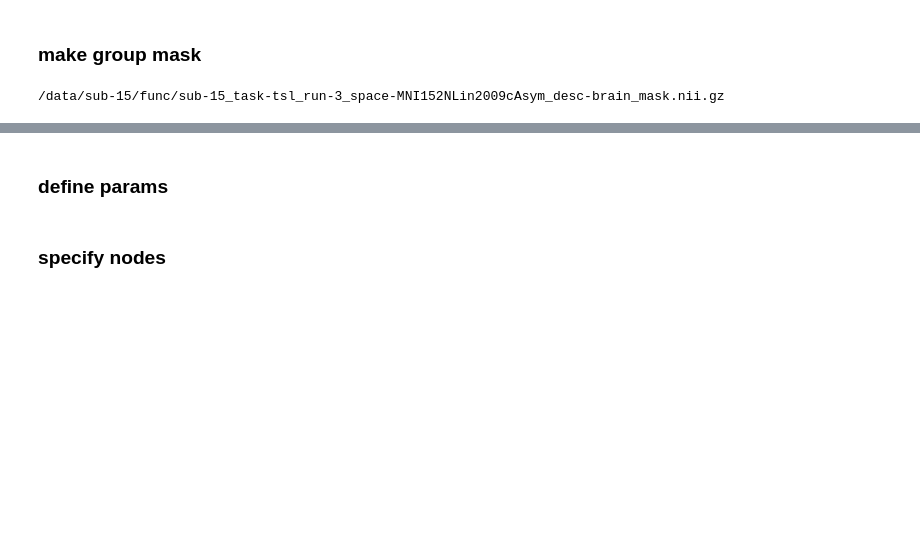
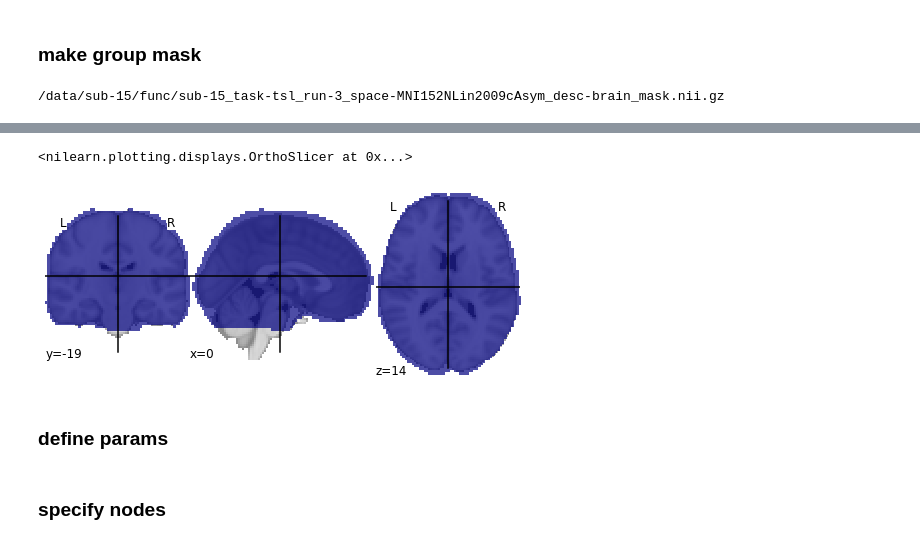
Before and after one commit to syzhang/tsl_data, a Jupyter notebook: imaging/second_level_basics.ipynb, the cells around one changed output, grey strips where cells are left out. Saved outputs shown, nothing was run; the diff lists cells and outputs as text; code cells hidden in the pictures; blank space fills up the shorter version.

```diff
--- a/imaging/second_level_basics.ipynb
+++ b/imaging/second_level_basics.ipynb
@@ -55,3 +92,9 @@ nilearn.plotting.plot_roi(group_mask)
+# %%
+gm = '/data/group_mask.nii.gz'
+nilearn.plotting.plot_roi(gm)
+# %% [output]
+<nilearn.plotting.displays.OrthoSlicer at 0x...>
+[figure, added]
 # %% [markdown]
 ### define params
 # %%
```
Also changed, not shown: parts of 24 cells of this notebook, 5 other files.
